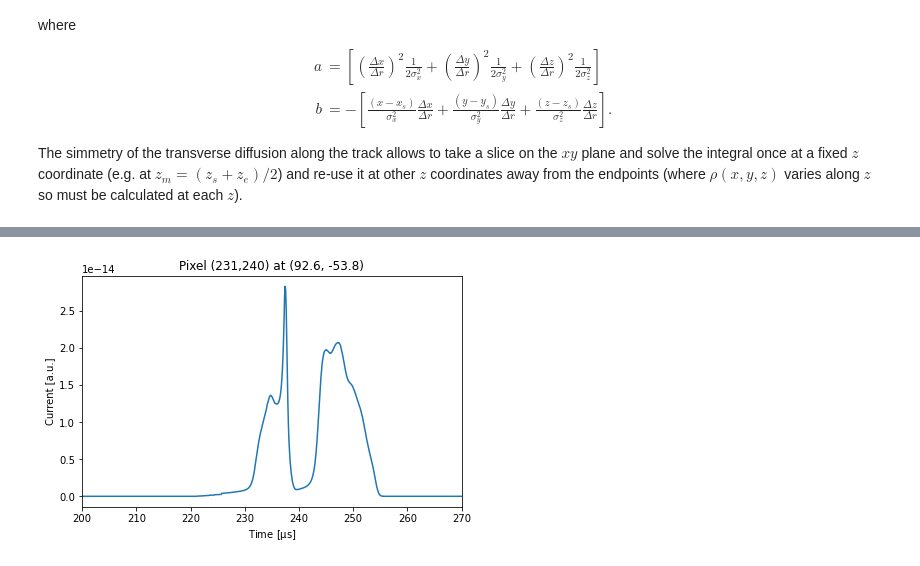
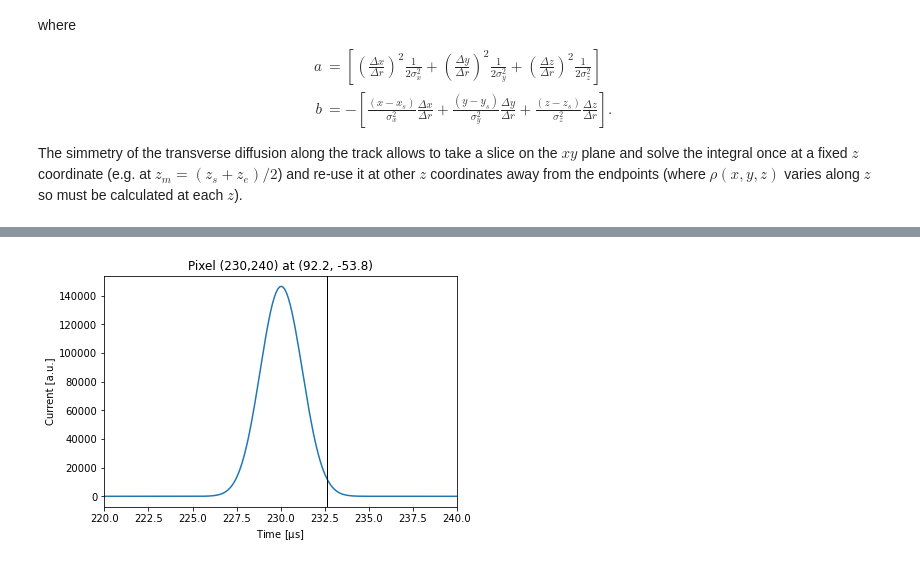
Before and after one commit to DUNE/larnd-sim, a Jupyter notebook: examples/Pixel induced current.ipynb, the cells around one changed output, grey strips where cells are left out. Saved outputs shown, nothing was run; the diff lists cells and outputs as text; code cells hidden in the pictures.

```diff
--- a/examples/Pixel induced current.ipynb
+++ b/examples/Pixel induced current.ipynb
@@ -155,7 +118,7 @@ for n in nn:
     signals = np.zeros((selected_tracks.shape[0],
                         neighboring_pixels.shape[1],
                         max_length[0]), dtype=np.float32)
-    threadsperblock = (8,8,8)
+    threadsperblock = (4,4,4)
     blockspergrid_x = ceil(signals.shape[0] / threadsperblock[0])
     blockspergrid_y = ceil(signals.shape[1] / threadsperblock[1])
     blockspergrid_z = ceil(signals.shape[2] / threadsperblock[2])
@@ -173,6 +138,5 @@ for n in nn:
 # %%
-neighboring_pixels = d_neighboring_pixels.copy_to_host()
-tot_pix = np.vstack(neighboring_pixels)
+tot_pix = np.vstack(d_neighboring_pixels)
 tot_pix = tot_pix[(tot_pix[:,0]>-1) & (tot_pix[:,1]>-1)]
 unique_pix = []
 
@@ -236,2 +200,5 @@ plt.savefig("times.pdf")
 # %%
 currents = np.sum(d_pixels_signals,axis=1)
+# %%
+adc_list = np.zeros((d_pixels_signals.shape[0], 3))
+adc_ticks_list = np.zeros((d_pixels_signals.shape[0], 3))
@@ -328,14 +300,20 @@ Text(0.5, 0, 'z [cm]')
 # %%
 fig, ax = plt.subplots(1,1, constrained_layout=True)
 pixelID = detsim.pixel_from_coordinates(92.54, -53.95, consts.n_pixels)
+pixelID = 230,240
 index = np.where((unique_pix[:,0] == pixelID[0]) & (unique_pix[:,1] == pixelID[1]))[0][0]
-plt.plot(consts.time_ticks,d_pixels_signals[index])
-ax.set_xlim(200,270)
+ax.plot(consts.time_ticks,d_pixels_signals[index])
+ax.set_xlim(220,240)
 ax.set_title("Pixel (%i,%i) at (%g, %g)" % (pixelID[0], pixelID[1],
                                             pixelID[0]*consts.pixel_size[0] + consts.pixel_size[0]/2 + consts.tpc_borders[0][0],
                                             pixelID[1]*consts.pixel_size[1] + consts.pixel_size[1]/2 + consts.tpc_borders[1][0]))
 ax.set_xlabel("Time [$\mathrm{\mu}$s]")
+ax.axvline(x=adc_ticks_list[1][0],lw=1,c='black')
+ax.axvline(x=adc_ticks_list[1][1],lw=1,c='black')
+
+
+# ax.set_ylim(top=20)
 ax.set_ylabel("Current [a.u.]")
 fig.savefig("current.pdf")
 # %% [output]
-[figure, old version]
+[figure, new version]
```
Also changed, not shown: parts of 8 cells of this notebook.
